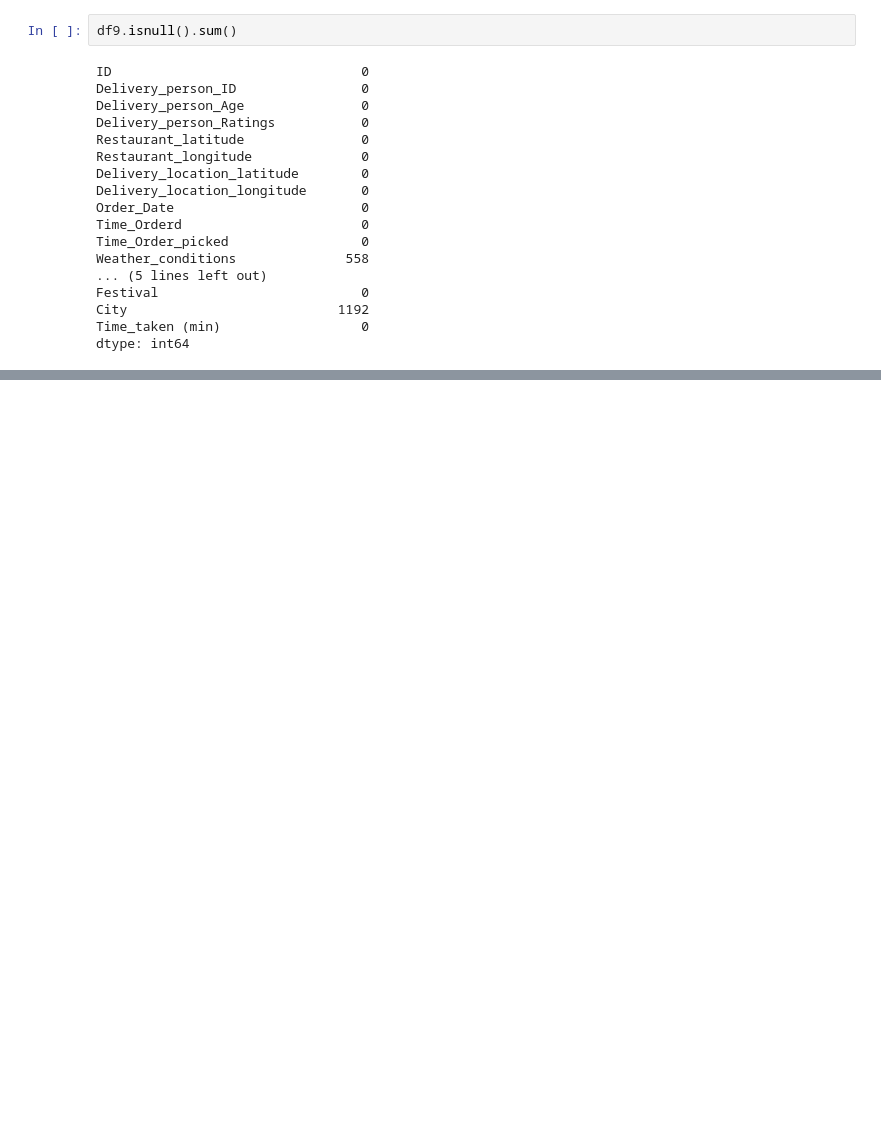
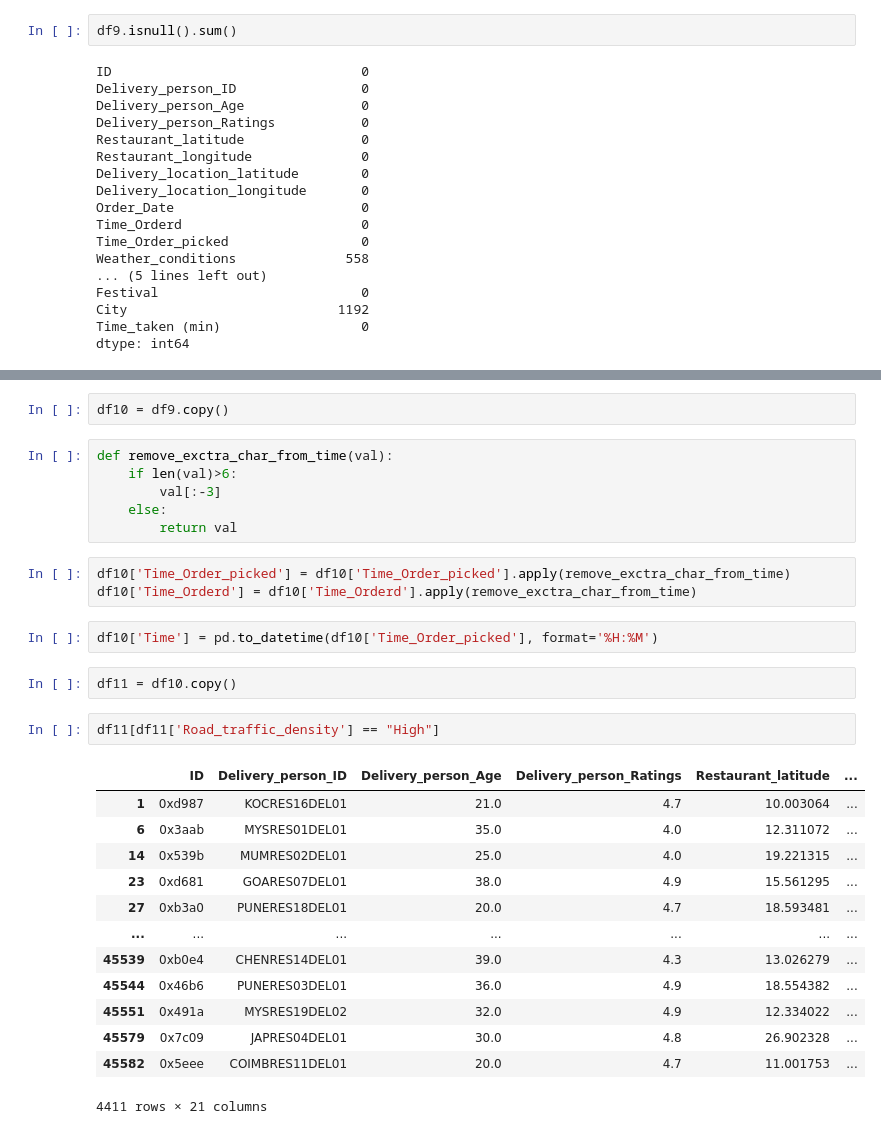
Before and after one commit to Aminsharif/st_assigment, a Jupyter notebook: notebooks/EDA.ipynb, the cells around one changed output, grey strips where cells are left out. Saved outputs shown, nothing was run; the diff lists cells and outputs as text; blank space fills up the shorter version.

```diff
--- a/notebooks/EDA.ipynb
+++ b/notebooks/EDA.ipynb
@@ -1077,0 +1104,31 @@ dtype: int64
+# %%
+df10 = df9.copy()
+# %%
+def remove_exctra_char_from_time(val):
+    if len(val)>6:
+        val[:-3]
+    else:
+        return val
+# %%
+df10['Time_Order_picked'] = df10['Time_Order_picked'].apply(remove_exctra_char_from_time)
+df10['Time_Orderd'] = df10['Time_Orderd'].apply(remove_exctra_char_from_time)
+# %%
+df10['Time'] = pd.to_datetime(df10['Time_Order_picked'], format='%H:%M')
+# %%
+df11 = df10.copy()
+# %%
+df11[df11['Road_traffic_density'] == "High"]
+# %% [output]
+|  | ID | Delivery_person_ID | Delivery_person_Age | Delivery_person_Ratings | Restaurant_latitude | ... |
+| 1 | 0xd987 | KOCRES16DEL01 | 21.0 | 4.7 | 10.003064 | ... |
+| 6 | 0x3aab | MYSRES01DEL01 | 35.0 | 4.0 | 12.311072 | ... |
+| 14 | 0x539b | MUMRES02DEL01 | 25.0 | 4.0 | 19.221315 | ... |
+| 23 | 0xd681 | GOARES07DEL01 | 38.0 | 4.9 | 15.561295 | ... |
+| 27 | 0xb3a0 | PUNERES18DEL01 | 20.0 | 4.7 | 18.593481 | ... |
+| ... | ... | ... | ... | ... | ... | ... |
+| 45539 | 0xb0e4 | CHENRES14DEL01 | 39.0 | 4.3 | 13.026279 | ... |
+| 45544 | 0x46b6 | PUNERES03DEL01 | 36.0 | 4.9 | 18.554382 | ... |
+| 45551 | 0x491a | MYSRES19DEL02 | 32.0 | 4.9 | 12.334022 | ... |
+| 45579 | 0x7c09 | JAPRES04DEL01 | 30.0 | 4.8 | 26.902328 | ... |
+| 45582 | 0x5eee | COIMBRES11DEL01 | 20.0 | 4.7 | 11.001753 | ... |
+4411 rows × 21 columns
```
Also changed, not shown: parts of 25 cells of this notebook.
